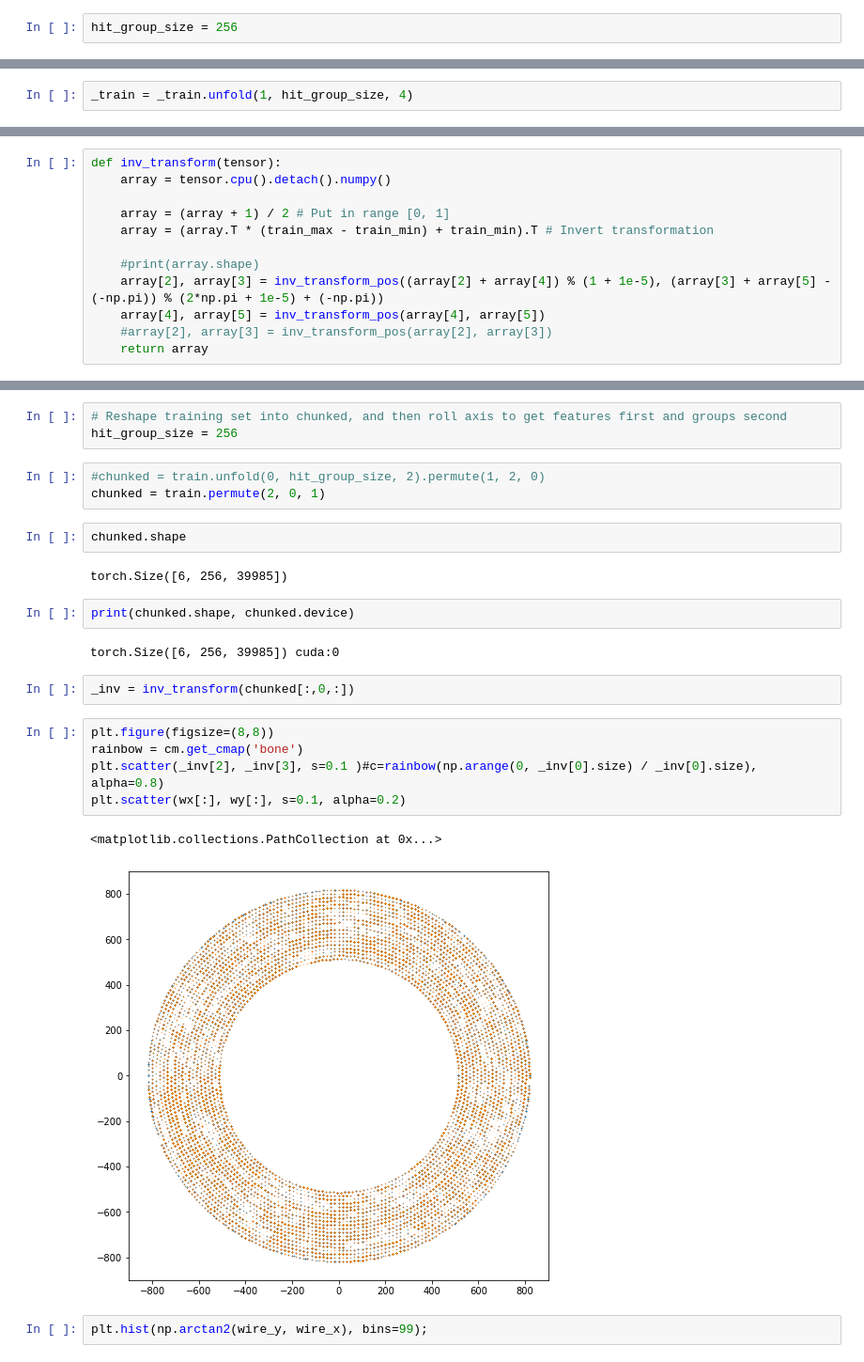
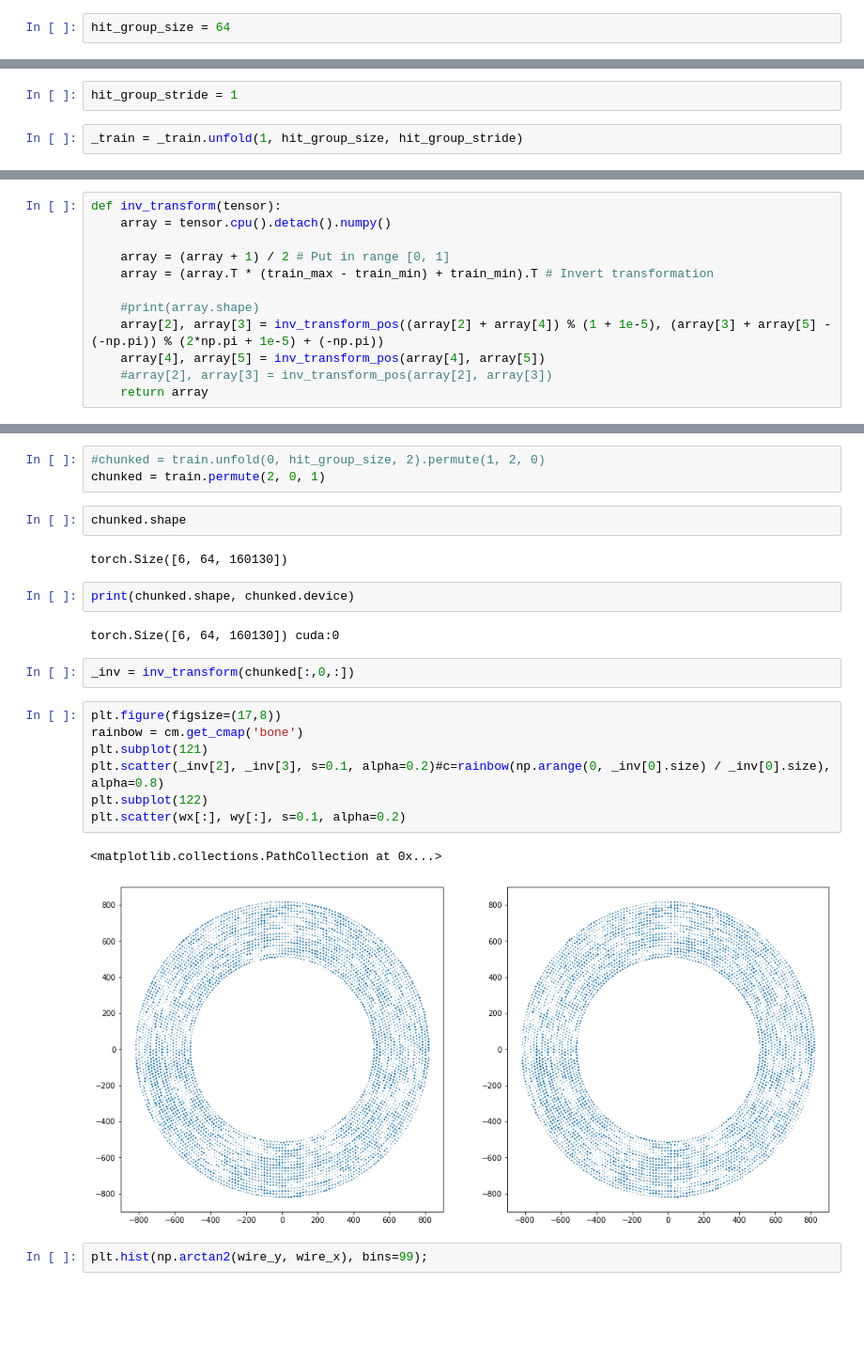
Before and after one commit to mdubouch/noise-gan, a Jupyter notebook: noise_info.ipynb, the cells around one changed output, grey strips where cells are left out. Shown at 94% size. Cells and saved outputs as stored; diff of their text form; blank space fills up the shorter version.

```diff
--- a/noise_info.ipynb
+++ b/noise_info.ipynb
@@ -610,14 +647,16 @@ wire.shape, x_r.shape
 # %%
 train = np.array([np.log10(edep), np.log10(t), x_r, x_th], dtype=np.float32)#, wire, layer], dtype=np.float32)
 # %%
-hit_group_size = 256
+hit_group_size = 64
 # %%
 _train = torch.from_numpy(train)
 _train.shape
 # %% [output]
 torch.Size([4, 160193])
+# %%
+hit_group_stride = 1
 # %%
-_train = _train.unfold(1, hit_group_size, 4)
+_train = _train.unfold(1, hit_group_size, hit_group_stride)
 # %%
 _train.shape
 # %% [output]
@@ -727,27 +766,26 @@ torch.Size([256, 39985, 6])
-# %%
-# Reshape training set into chunked, and then roll axis to get features first and groups second
-hit_group_size = 256
 # %%
 #chunked = train.unfold(0, hit_group_size, 2).permute(1, 2, 0)
 chunked = train.permute(2, 0, 1)
 # %%
 chunked.shape
 # %% [output]
-torch.Size([6, 256, 39985])
+torch.Size([6, 64, 160130])
 # %%
 print(chunked.shape, chunked.device)
 # %% [output]
-torch.Size([6, 256, 39985]) cuda:0
+torch.Size([6, 64, 160130]) cuda:0
 # %%
 _inv = inv_transform(chunked[:,0,:])
 # %%
-plt.figure(figsize=(8,8))
+plt.figure(figsize=(17,8))
 rainbow = cm.get_cmap('bone')
-plt.scatter(_inv[2], _inv[3], s=0.1 )#c=rainbow(np.arange(0, _inv[0].size) / _inv[0].size), alpha=0.8)
+plt.subplot(121)
+plt.scatter(_inv[2], _inv[3], s=0.1, alpha=0.2)#c=rainbow(np.arange(0, _inv[0].size) / _inv[0].size), alpha=0.8)
+plt.subplot(122)
 plt.scatter(wx[:], wy[:], s=0.1, alpha=0.2)
 # %% [output]
 <matplotlib.collections.PathCollection at 0x...>
-[figure, old version]
+[figure, new version]
 # %%
 plt.hist(np.arctan2(wire_y, wire_x), bins=99);
 # %% [output]
```
Also changed, not shown: parts of 62 cells of this notebook.
